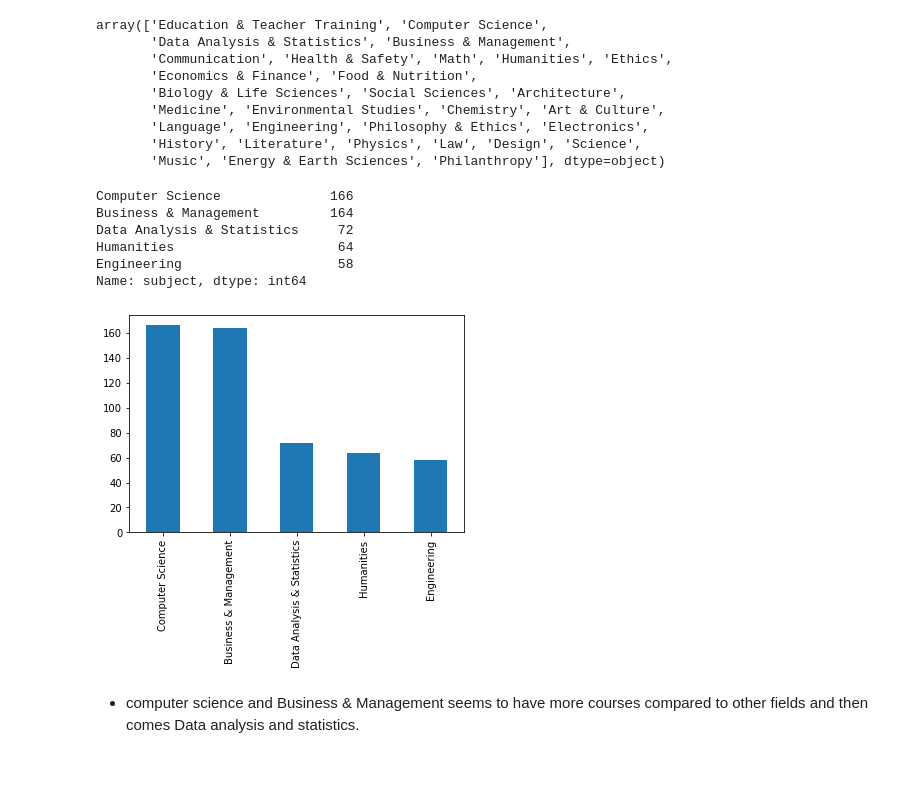
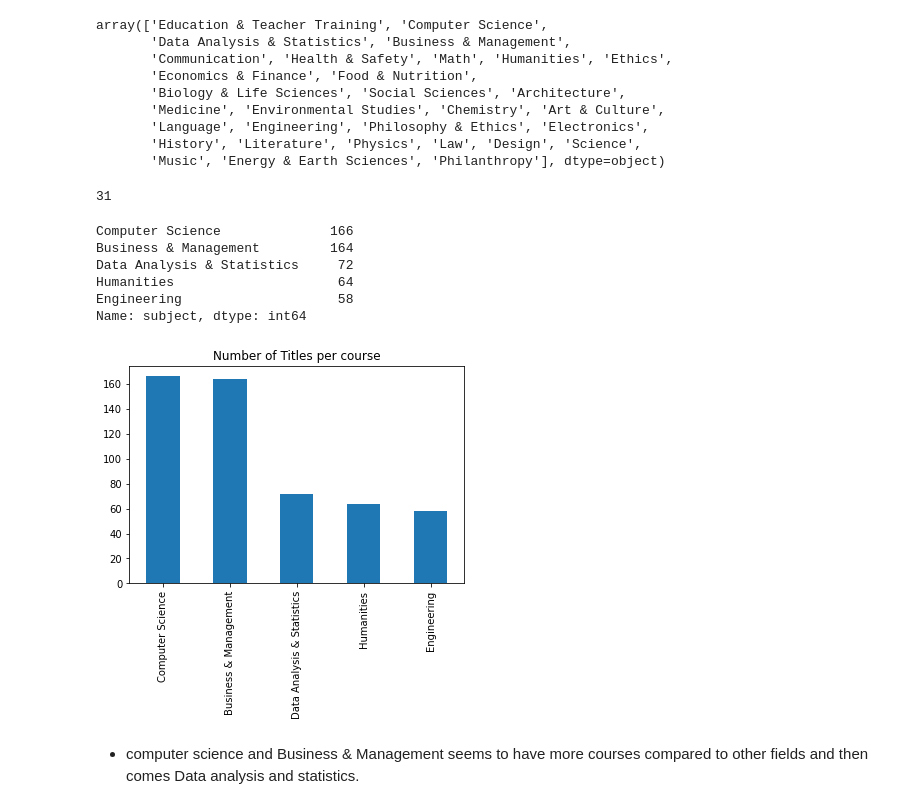
Before and after one commit to yarlapatiswathi/Edx_Udemy_EDA, a Jupyter notebook: Udemy Portfolio project.ipynb, the cells around one changed output. Saved outputs shown, nothing was run; the diff lists cells and outputs as text; code cells hidden in the pictures; blank space fills up the shorter version.

Commit message:
working on subjects still

```diff
--- a/Udemy Portfolio project.ipynb
+++ b/Udemy Portfolio project.ipynb
@@ -296,6 +307,10 @@ array(['Education & Teacher Training', 'Computer Science',
        'Language', 'Engineering', 'Philosophy & Ethics', 'Electronics',
        'History', 'Literature', 'Physics', 'Law', 'Design', 'Science',
        'Music', 'Energy & Earth Sciences', 'Philanthropy'], dtype=object)
+# %%
+len(edxcourses_df['subject'].unique())
+# %% [output]
+31
 # %%
 Max_titled_subject=edxcourses_df['subject'].value_counts(sort=True).head(5)
 Max_titled_subject
@@ -308,9 +323,9 @@ Humanities                     64
 Engineering                    58
 Name: subject, dtype: int64
 # %%
-Max_titled_subject.plot(kind='bar');
+Max_titled_subject.plot(kind='bar',title='Number of Titles per course');
 # %% [output]
-[figure, old version]
+[figure, new version]
 # %% [markdown]
 - computer science and Business & Management seems to have more courses compared to other fields and then comes Data analysis and statistics.
 # %%
```
Also changed, not shown: parts of 33 cells of this notebook.
